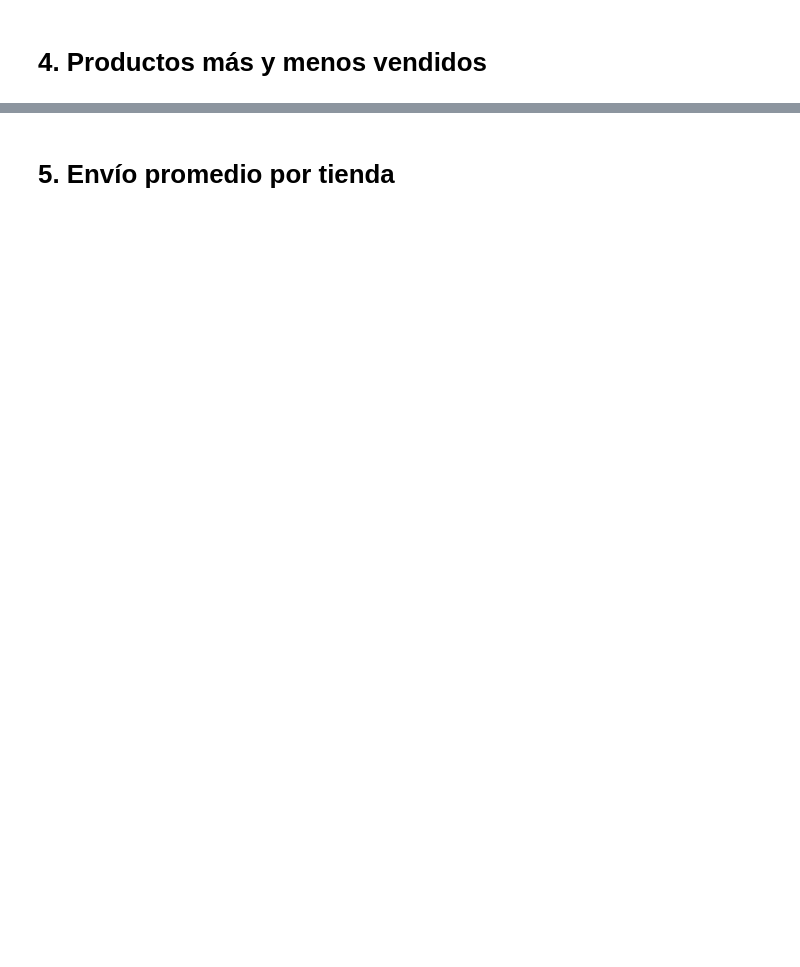
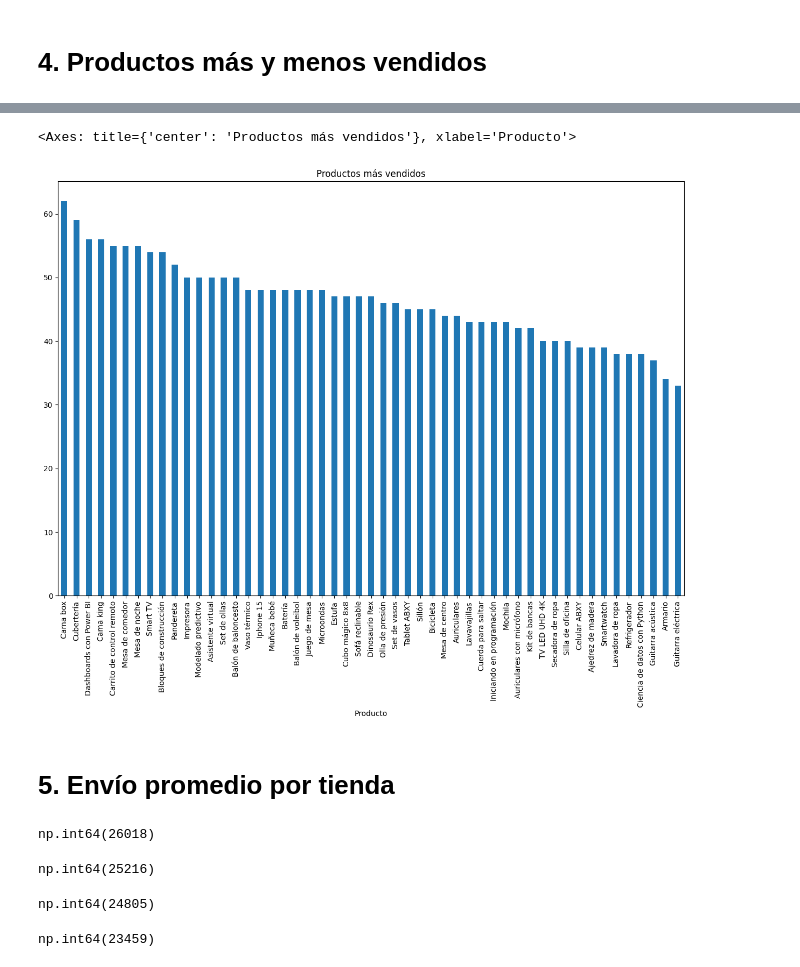
Before and after one commit to alone-soo/proyecto_Alura_Strore, a Jupyter notebook: AluraStoreLatamS.ipynb, the cells around one changed output, grey strips where cells are left out. Drawn from its saved outputs; the diff is of its cells as text; code cells hidden in the pictures; blank space fills up the shorter version.

```diff
--- a/AluraStoreLatamS.ipynb
+++ b/AluraStoreLatamS.ipynb
@@ -124,2 +151,24 @@ dtype: int64
+# %%
+productos_t4 = tienda4['Producto'].value_counts().sort_values(ascending=False)
+productos_t4.plot(kind='bar', figsize=(15,10), title='Productos más vendidos')
+# %% [output]
+<Axes: title={'center': 'Productos más vendidos'}, xlabel='Producto'>
+[figure, added]
 # %% [markdown]
 # 5. Envío promedio por tienda
+# %%
+tienda['Costo de envío'].mean().astype(int)
+# %% [output]
+np.int64(26018)
+# %%
+tienda2['Costo de envío'].mean().astype(int)
+# %% [output]
+np.int64(25216)
+# %%
+tienda3['Costo de envío'].mean().astype(int)
+# %% [output]
+np.int64(24805)
+# %%
+tienda4['Costo de envío'].mean().astype(int)
+# %% [output]
+np.int64(23459)
```
Also changed, not shown: parts of 10 cells of this notebook.
